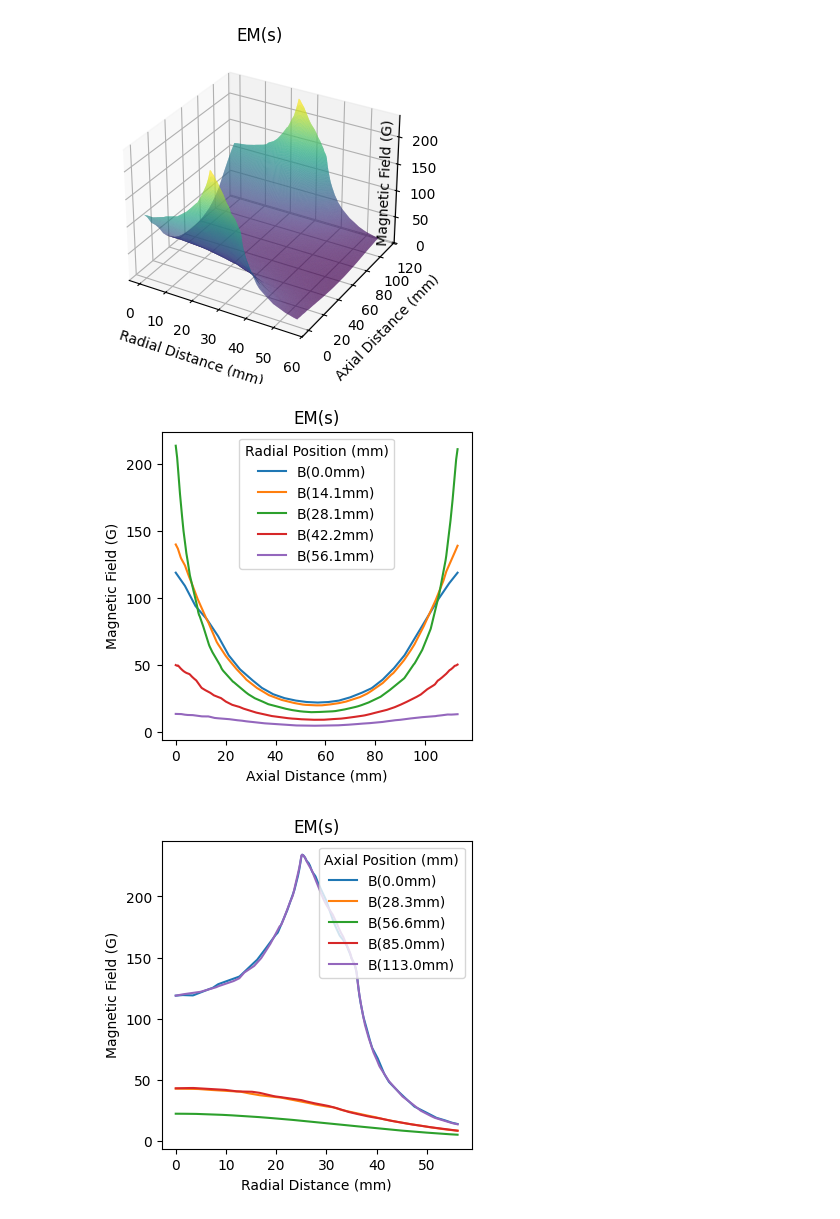
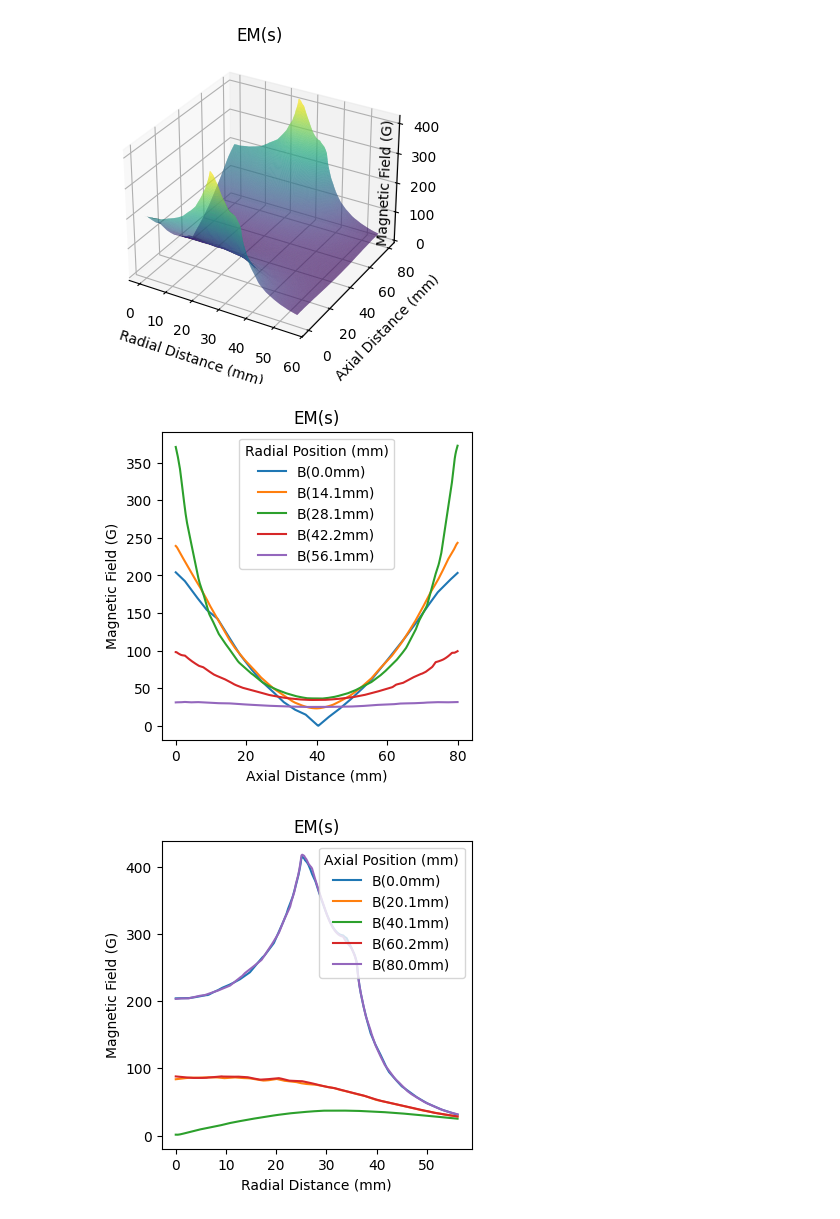
Before and after one commit to kostubhagarwal/femm_em_sims, a Jupyter notebook: electro_mag_sim.ipynb, the cells around one changed output. Saved outputs shown, nothing was run; the diff lists cells and outputs as text; code cells hidden in the pictures.

```diff
--- a/electro_mag_sim.ipynb
+++ b/electro_mag_sim.ipynb
@@ -54,7 +54,7 @@ for layer in range(turns_layer):  # Loop through each layer
     turns_in_layer = min(num_layer, coil_n - layer * num_layer)  # Handle partial last layer
     wire_length += turns_in_layer * (2 * np.pi * current_radius)  # Sum wire length (mm)
 wire_length *= 1e-3  # Convert mm to meters for resistivity calculation
-sep = 11.3 * 10 #distance of em's (converted from cm to mm)
+sep = 80 #distance of em's (converted from cm to mm)
 
 """
 data analysis
@@ -72,7 +72,7 @@ simulation paramaters
 precision = 1e-8 #solver precision
 label_tol = 1e-2 #label offset, places label inside shape (mm)
 bound_r = 1.25 * max(coil_r, sep) #boundary radius (mm)
-i = 2 #current (A)
+i = 3.6 #current (A)
 
 """
 initialization
@@ -116,7 +116,7 @@ femm.mi_drawrectangle(bobbin_r, -sep/2, coil_r, -sep/2-bobbin_l)
 femm.mi_addmaterial('Coil', 1, 1, 0, 0, 58, 1, 3, 0, 0, 1, 1.0239)
 femm.mi_addblocklabel(bobbin_r+label_tol, -sep/2-label_tol)
 femm.mi_selectlabel(bobbin_r+label_tol, -sep/2-label_tol)
-femm.mi_addcircprop('ocoil', i, 1) #defines direction of current (- into page, + out of page), i defines magnitude of current in the individual coil
+femm.mi_addcircprop('ocoil', -i, 1) #defines direction of current (- into page, + out of page), i defines magnitude of current in the individual coil
 femm.mi_setblockprop('Coil', 1, 0, 'ocoil', 0, 0, coil_n)
 femm.mi_clearselected()
 
@@ -170,17 +170,9 @@ max gradient calcs
 """
 loc_r = 0 #defines radial position
 loc_z = 0 #defines axial position
-
-fr = B[:, loc_z] #defines radial domain
-fz = B[loc_r, :] #defines axial range
-
-dr = np.abs(np.diff(fr)) #calculate the magnitude of gradients (T/mm)
-m_dr = np.max(dr) * 1e5 #max gradient (G/cm)
-m_dr_i = np.argmax(dr) + 1 #index location of max gradient
-
-dz = np.abs(np.diff(fz)) #calculate the magnitude of gradients (T/mm)
-m_dz = np.max(dz) * 1e5 #max gradient (G/cm)
-m_dz_i = np.argmax(dz) + 1 #index location of max gradient
+dr, dz = r[1]-r[0], z[1]-z[0]  # mm spacing
+m_dr = np.mean(np.abs(np.gradient(B[:,0], dr))*1e5)
+m_dz = np.mean(np.abs(np.gradient(B[0,:], dz))*1e5)
 
 """
 plots
@@ -219,35 +211,35 @@ for iz in intervals:
 plt.xlabel('Radial Distance (mm)')
 plt.ylabel('Magnetic Field (G)')
 plt.title('EM(s)')
 legend = plt.legend()
 legend.set_title('Axial Position (mm)')
 plt.show()
 
 """
 output
 """
 print(f"Current: {i} A")
 print(f"Wire Gauge: 22 AWG")
 print(f"Number of Turns: {coil_n}")
 print(f"Turns/Layer: {turns_layer}")
 print(f"Number of Layers: {num_layer}")
 print(f"Wire Length/Coil: {wire_length*1e3:.1f} mm")
 print(f"EM Thickness: {bobbin_l} mm")
 print(f"EM Inner Radius: {bobbin_r} mm")
 print(f"EM Outer Radius: {coil_r:.1f} mm")
 print(f"EM separation: {sep} mm")
-print(f"Maximum Radial Gradient is {m_dr:.2f} G/cm at ({r[m_dr_i]:.1f}mm, {z[loc_z]:.1f}mm)")
-print(f"Maximum Axial Gradient is {m_dz:.2f} G/cm at ({r[loc_r]:.1f}mm, {z[m_dz_i]:.1f}mm)")
+print(f"Average Radial Gradient is {m_dr:.2f} G/cm at {z[loc_z]:.1f}mm  radial distance")
+print(f"Average Axial Gradient is {m_dz:.2f} G/cm at {r[loc_r]:.1f}mm axial distance")
 print(f"Resistance/Coil: {resistance:.2f} Ω")
 print(f"Power Loss/Coil: {power:.2f} W")
 print(f"Voltage Requirement/Coil: {voltage:.2f} V")
 print(f"Wire heats {dT:.2f}°C in {t_s} seconds")
 
 """
 close
 """
 # femm.closefemm()
 # %% [output]
-[figure, old version]
+[figure, new version]
-[figure, old version]
+[figure, new version]
-[figure, old version]
+[figure, new version]
```
Also changed, not shown: parts of 4 cells of this notebook.
